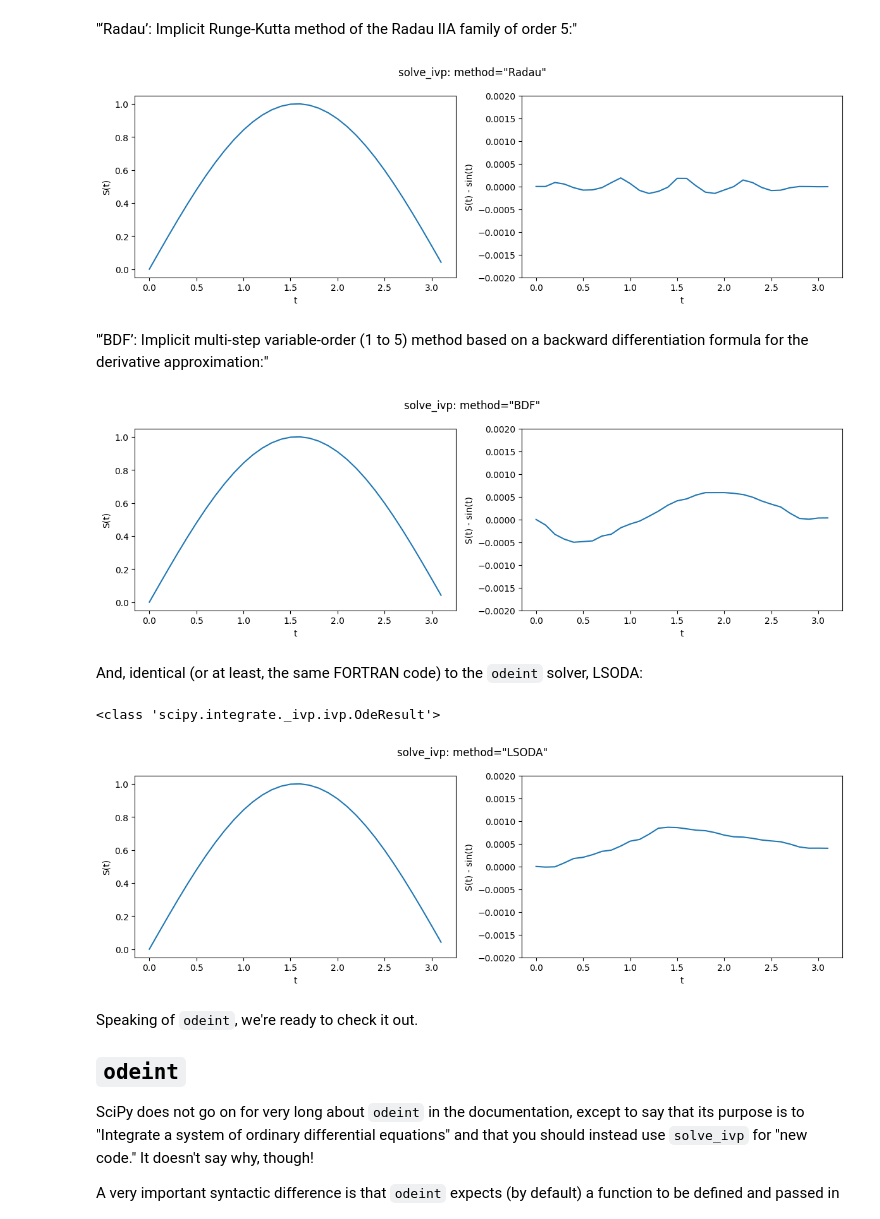
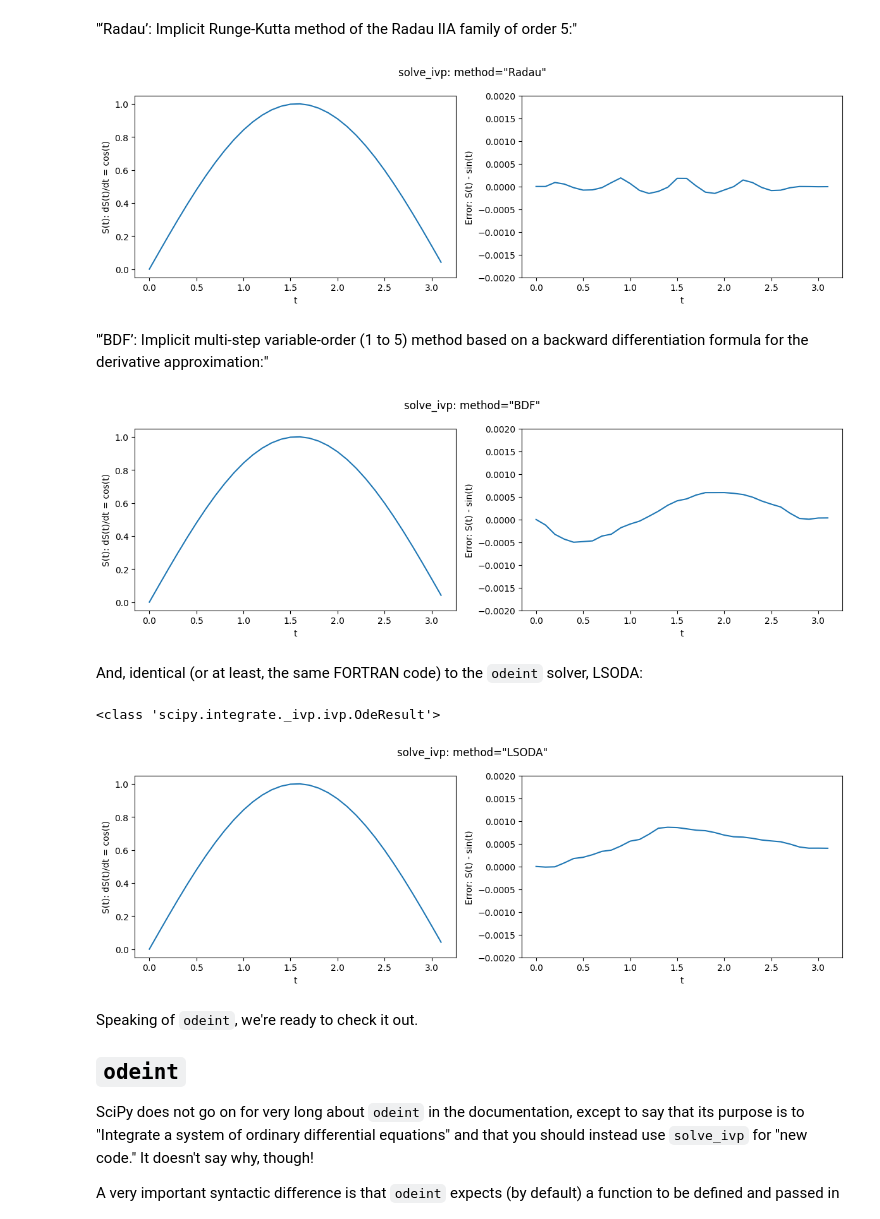
Before and after one commit to peterdresslar/scipy-differential, a Jupyter notebook: ScipyDifferential.ipynb, the cells around one changed output. Saved outputs shown, nothing was run; the diff lists cells and outputs as text; code cells hidden in the pictures.

```diff
--- a/ScipyDifferential.ipynb
+++ b/ScipyDifferential.ipynb
@@ -113,21 +115,21 @@ plt.show()
 # %%
 solution_radau = solve_ivp(cos_func_ivp, [0, np.pi], [0], method='Radau', t_eval=t_eval)
 
 plt.figure(figsize = (12, 4))
 plt.suptitle('solve_ivp: method="Radau"')
 plt.subplot(121)
 plt.plot(solution_radau.t, solution_radau.y[0])
 plt.xlabel('t')
-plt.ylabel('S(t)')
+plt.ylabel('S(t): dS(t)/dt = cos(t)')
 plt.subplot(122)
 plt.plot(solution_radau.t, solution_radau.y[0] - np.sin(solution_radau.t))
 plt.xlabel('t')
-plt.ylabel('S(t) - sin(t)')
+plt.ylabel('Error: S(t) - sin(t)')
 plt.ylim(-0.002, 0.002)
 plt.tight_layout()
 plt.show()
 # %% [output]
-[figure, old version]
+[figure, new version]
 # %% [markdown]
 "‘BDF’: Implicit multi-step variable-order (1 to 5) method based on a backward differentiation formula for the derivative approximation:"
 # %%
@@ -138,16 +140,16 @@ plt.suptitle('solve_ivp: method="BDF"')
 plt.subplot(121)
 plt.plot(solution_bdf.t, solution_bdf.y[0])
 plt.xlabel('t')
-plt.ylabel('S(t)')
+plt.ylabel('S(t): dS(t)/dt = cos(t)')
 plt.subplot(122)
 plt.plot(solution_bdf.t, solution_bdf.y[0] - np.sin(solution_bdf.t))
 plt.xlabel('t')
-plt.ylabel('S(t) - sin(t)')
+plt.ylabel('Error: S(t) - sin(t)')
 plt.ylim(-0.002, 0.002)
 plt.tight_layout()
 plt.show()
 # %% [output]
-[figure, old version]
+[figure, new version]
 # %% [markdown]
 And, identical (or at least, the same FORTRAN code) to the `odeint` solver, LSODA:
 # %%
@@ -160,17 +162,17 @@ plt.suptitle('solve_ivp: method="LSODA"')
 plt.subplot(121)
 plt.plot(solution_lsoda.t, solution_lsoda.y[0])
 plt.xlabel('t')
-plt.ylabel('S(t)')
+plt.ylabel('S(t): dS(t)/dt = cos(t)')
 plt.subplot(122)
 plt.plot(solution_lsoda.t, solution_lsoda.y[0] - np.sin(solution_lsoda.t))
 plt.xlabel('t')
-plt.ylabel('S(t) - sin(t)')
+plt.ylabel('Error: S(t) - sin(t)')
 plt.ylim(-0.002, 0.002)
 plt.tight_layout()
 plt.show()
 # %% [output]
 <class 'scipy.integrate._ivp.ivp.OdeResult'>
-[figure, old version]
+[figure, new version]
 # %% [markdown]
 Speaking of `odeint`, we're ready to check it out.
 
```
Also changed, not shown: parts of 18 cells of this notebook.
